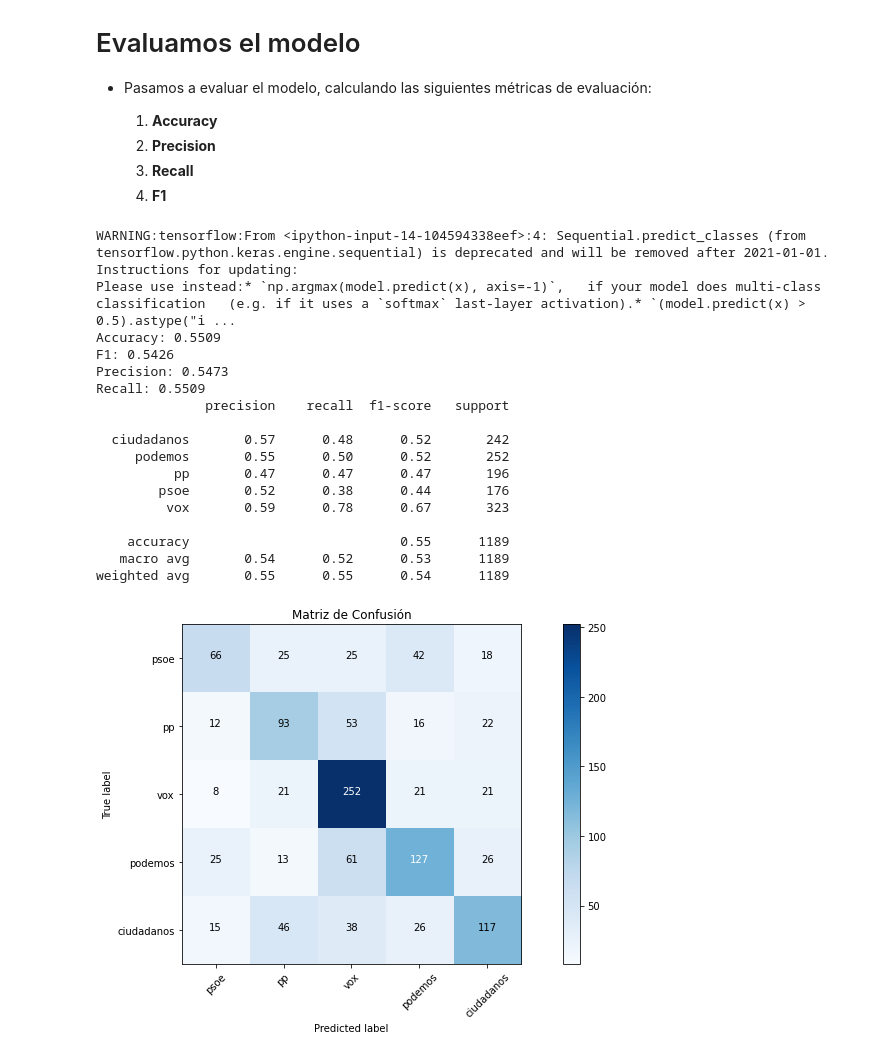
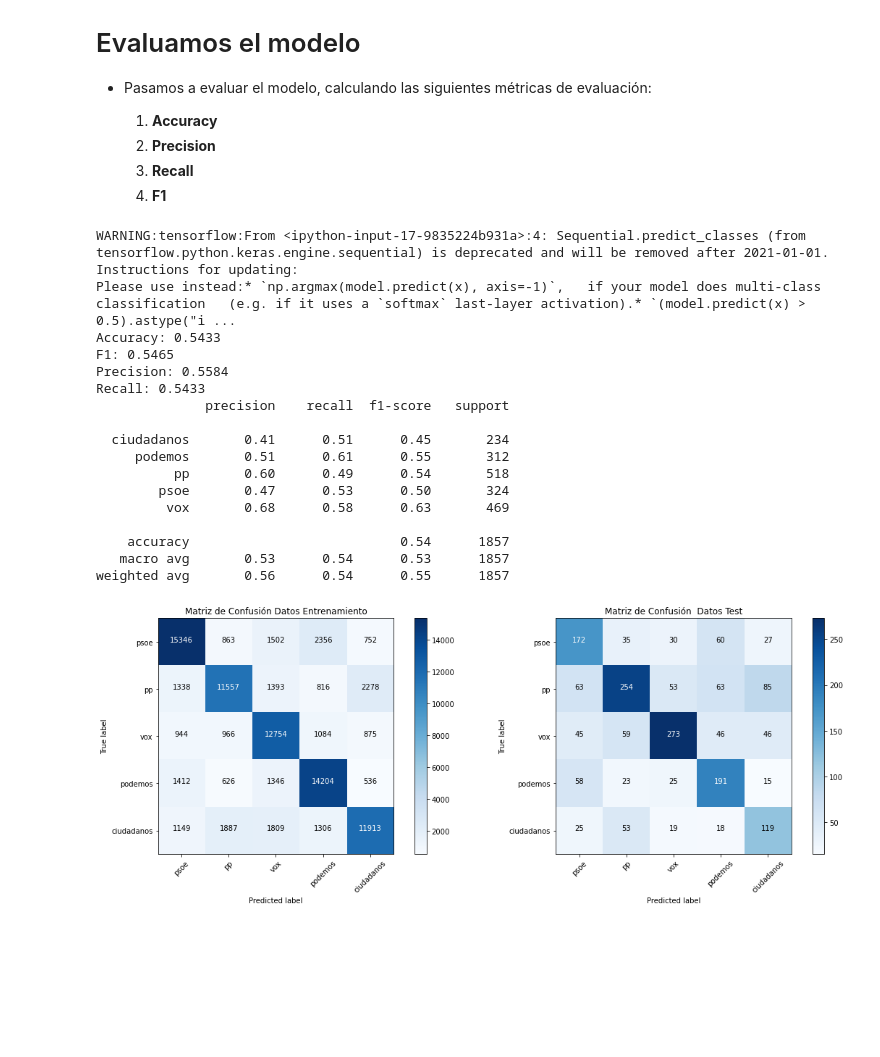
Before and after one commit to RicardoMoya/NLP_with_Python, a Jupyter notebook: 16_TensorFlow_Keras_MLP_Tendencias_Politicas_Twitter.ipynb, the cells around one changed output. Drawn from its saved outputs; the diff is of its cells as text; code cells hidden in the pictures; blank space fills up the shorter version.

Commit message:
Revision y actualización de tweets de política

```diff
--- a/16_TensorFlow_Keras_MLP_Tendencias_Politicas_Twitter.ipynb
+++ b/16_TensorFlow_Keras_MLP_Tendencias_Politicas_Twitter.ipynb
@@ -181,11 +228,20 @@ X_norm = normalize(X)
 # %%
-PCT_TEST = 0.05
-n_tail = len(X_norm) - int(len(X_norm) * PCT_TEST)
-print('Corte en el tweet número {} de los {} tweets del Dataset.'.format(n_tail, len(X_norm)))
+# Divido los datos en dos listas
+#     X: los tweets
+#     y: target (polaridad)
 
-X_train = X_norm[:n_tail]
+X = [doc[0] for doc in X_norm]
+y = np.array([doc[1] for doc in X_norm])
+
+# Particionamos los datos en Entrenamiento y Test
+
+PCT_TEST = 0.02
+n_tail = len(X) - int(len(X) * PCT_TEST)
+print('Corte en el tweet número {} de los {} tweets del Dataset.'.format(n_tail, len(X)))
+
+X_train = X[:n_tail]
 y_train = y[:n_tail]
-X_test = X_norm[n_tail:]
+X_test = X[n_tail:]
 y_test = y[n_tail:]
 
 print('Tweets de entrenamiento: {}'.format(len(X_train)))
@@ -260,9 +320,9 @@ from tensorflow.keras import metrics
 np.random.seed(9)
 model = Sequential()
 model.add(Dense(20, activation='relu', input_dim=max_words))
-model.add(Dropout(0.2))
+model.add(Dropout(0.1))
 model.add(Dense(10, activation='relu'))
-model.add(Dropout(0.2))
+model.add(Dropout(0.1))
 model.add(Dense(5, activation='softmax'))
 model.compile(loss='sparse_categorical_crossentropy', optimizer='adam', metrics=['accuracy'])
 # %% [markdown]
@@ -312,4 +372,4 @@ _________________________________________________________________
 # %%
 
-history = model.fit(X_matrix, y_train, batch_size=32, epochs=100, verbose=2, validation_split=0.1)
+history = model.fit(X_matrix, y_train, batch_size=64, epochs=30, verbose=2, validation_data=(X_matrix_test, y_test))
 # %% [output]
@@ -391,55 +451,64 @@ print('Precision: {pre:0.4f}'.format(pre=precision_score(y_true=y_true, y_pred=y
 print('Recall: {rec:0.4f}'.format(rec=recall_score(y_true=y_true, y_pred=y_pred, average='weighted')))
 print(classification_report(y_true=y_true, y_pred=y_pred))
 labels = ['psoe', 'pp', 'vox', 'podemos', 'ciudadanos']
-confusion_matrix = confusion_matrix(y_true=y_true, y_pred=y_pred, labels=labels)
+confusion_matrix_test = confusion_matrix(y_true=y_true,
+                                         y_pred=y_pred,
+                                         labels=labels)
+confusion_matrix_train = confusion_matrix(y_true=encoder.inverse_transform(y_train.reshape(-1)),
+                                          y_pred=encoder.inverse_transform(model.predict_classes(X_matrix)),
+                                          labels=labels)
 # %% [output]
-WARNING:tensorflow:From <ipython-input-14-104594338eef>:4: Sequential.predict_classes (from tensorflow.python.keras.engine.sequential) is deprecated and will be removed after 2021-01-01.
+WARNING:tensorflow:From <ipython-input-17-9835224b931a>:4: Sequential.predict_classes (from tensorflow.python.keras.engine.sequential) is deprecated and will be removed after 2021-01-01.
 Instructions for updating:
 Please use instead:* `np.argmax(model.predict(x), axis=-1)`,   if your model does multi-class classification   (e.g. if it uses a `softmax` last-layer activation).* `(model.predict(x) > 0.5).astype("i ...
-Accuracy: 0.5509
-F1: 0.5426
-Precision: 0.5473
-Recall: 0.5509
+Accuracy: 0.5433
+F1: 0.5465
+Precision: 0.5584
+Recall: 0.5433
               precision    recall  f1-score   support
 
-  ciudadanos       0.57      0.48      0.52       242
-     podemos       0.55      0.50      0.52       252
-          pp       0.47      0.47      0.47       196
-        psoe       0.52      0.38      0.44       176
-         vox       0.59      0.78      0.67       323
+  ciudadanos       0.41      0.51      0.45       234
+     podemos       0.51      0.61      0.55       312
+          pp       0.60      0.49      0.54       518
+        psoe       0.47      0.53      0.50       324
+         vox       0.68      0.58      0.63       469
 
-    accuracy                           0.55      1189
-   macro avg       0.54      0.52      0.53      1189
-weighted avg       0.55      0.55      0.54      1189
+    accuracy                           0.54      1857
+   macro avg       0.53      0.54      0.53      1857
+weighted avg       0.56      0.54      0.55      1857
 # %%
 import numpy as np
 import matplotlib.pyplot as plt
 import itertools
 %matplotlib inline
 
 def plot_confusion_matrix(cm, classes, title, cmap=plt.cm.Blues):
     """
     This function prints and plots the confusion matrix.
     """
     plt.imshow(cm, interpolation='nearest', cmap=cmap)
     plt.title(title)
     plt.colorbar()
     tick_marks = np.arange(len(classes))
     plt.xticks(tick_marks, classes, rotation=45)
     plt.yticks(tick_marks, classes)
 
     thresh = cm.max() / 2.
     for i, j in itertools.product(range(cm.shape[0]), range(cm.shape[1])):
         plt.text(j, i, format(cm[i, j], 'd'), horizontalalignment="center",
                  color="white" if cm[i, j] > thresh else "black")
 
     plt.tight_layout()
     plt.ylabel('True label')
     plt.xlabel('Predicted label')
 
-# Pintamos la matriz de confusión
-plt.figure(figsize=(12, 6))
-plot_confusion_matrix(confusion_matrix, classes=labels, title='Matriz de Confusión')
+
+# Pintamos las matrices de confusión
+plt.figure(figsize=(16, 6))
+plt.subplot(1, 2, 1)
+plot_confusion_matrix(confusion_matrix_train, classes=labels, title='Matriz de Confusión Datos Entrenamiento')
+plt.subplot(1, 2, 2)
+plot_confusion_matrix(confusion_matrix_test, classes=labels, title='Matriz de Confusión  Datos Test')
 plt.show()
 # %% [output]
-[figure, old version]
+[figure, new version]
```
Also changed, not shown: parts of 18 cells of this notebook, 18 other files.
